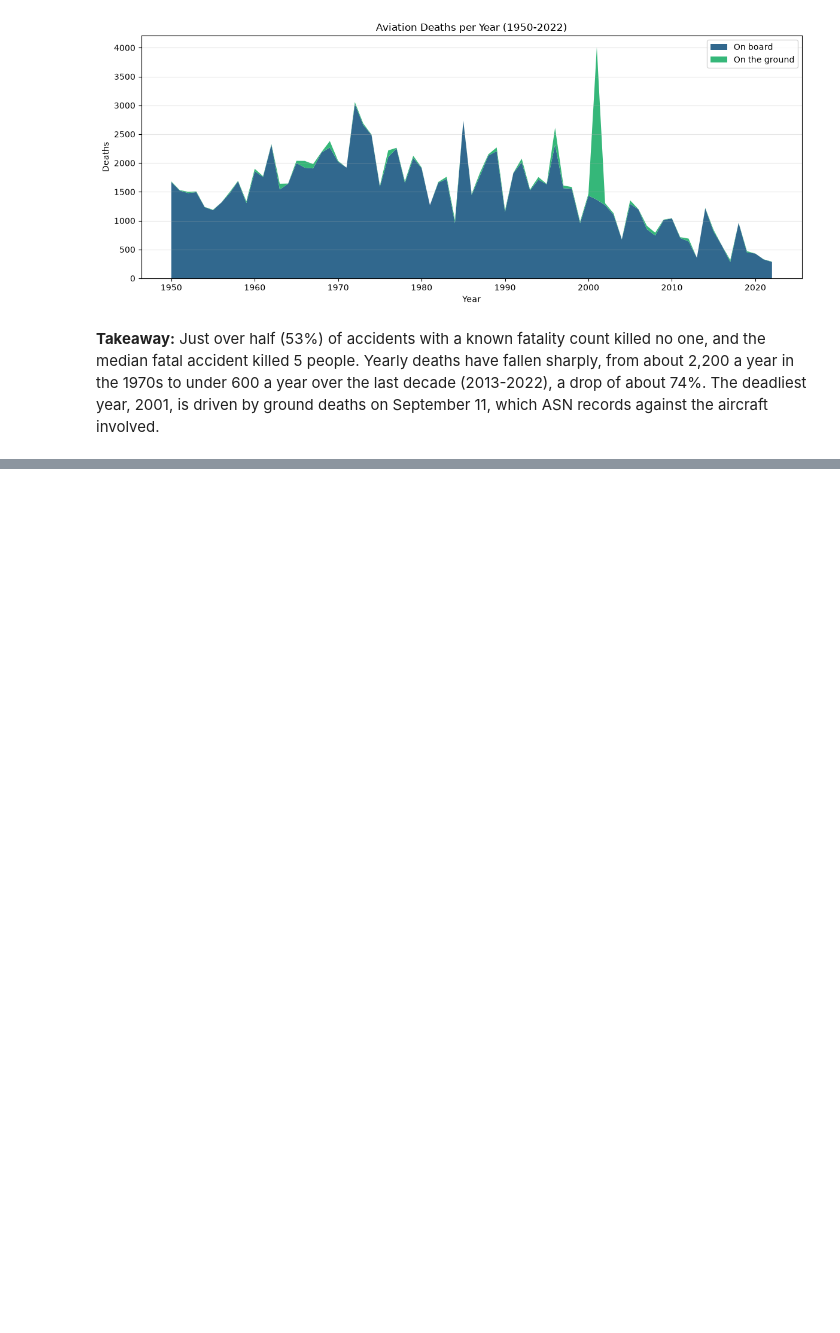
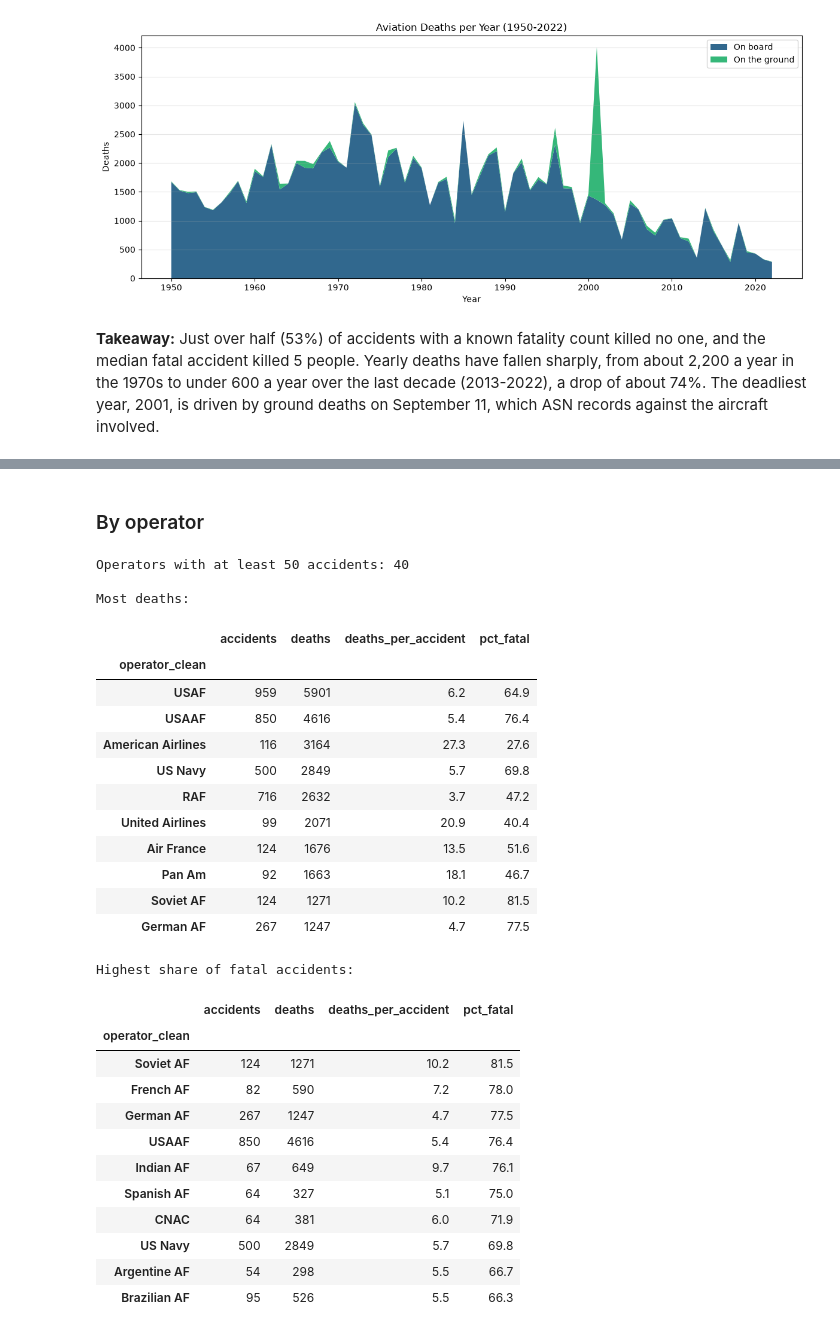
Before and after one commit to theamanali/civil-aviation-accident-analysis, a Jupyter notebook: analysis.ipynb, the cells around one changed output, grey strips where cells are left out. Saved outputs shown, nothing was run; the diff lists cells and outputs as text; code cells hidden in the pictures; blank space fills up the shorter version.

```diff
--- a/analysis.ipynb
+++ b/analysis.ipynb
@@ -434,0 +488,40 @@ Deadliest year: 2001 (4,007 deaths)
+# %% [markdown]
+### By operator
+# %%
+operator_severity = severity_table("operator_clean")
+print(f"Operators with at least 50 accidents: {len(operator_severity)}")
+
+print("\nMost deaths:")
+display(operator_severity.sort_values("deaths", ascending=False).head(10))
+
+print("Highest share of fatal accidents:")
+display(operator_severity.sort_values("pct_fatal", ascending=False).head(10))
+# %% [output]
+Operators with at least 50 accidents: 40
+
+Most deaths:
+|  | accidents | deaths | deaths_per_accident | pct_fatal |
+| operator_clean |  |  |  |  |
+| USAF | 959 | 5901 | 6.2 | 64.9 |
+| USAAF | 850 | 4616 | 5.4 | 76.4 |
+| American Airlines | 116 | 3164 | 27.3 | 27.6 |
+| US Navy | 500 | 2849 | 5.7 | 69.8 |
+| RAF | 716 | 2632 | 3.7 | 47.2 |
+| United Airlines | 99 | 2071 | 20.9 | 40.4 |
+| Air France | 124 | 1676 | 13.5 | 51.6 |
+| Pan Am | 92 | 1663 | 18.1 | 46.7 |
+| Soviet AF | 124 | 1271 | 10.2 | 81.5 |
+| German AF | 267 | 1247 | 4.7 | 77.5 |
+Highest share of fatal accidents:
+|  | accidents | deaths | deaths_per_accident | pct_fatal |
+| operator_clean |  |  |  |  |
+| Soviet AF | 124 | 1271 | 10.2 | 81.5 |
+| French AF | 82 | 590 | 7.2 | 78.0 |
+| German AF | 267 | 1247 | 4.7 | 77.5 |
+| USAAF | 850 | 4616 | 5.4 | 76.4 |
+| Indian AF | 67 | 649 | 9.7 | 76.1 |
+| Spanish AF | 64 | 327 | 5.1 | 75.0 |
+| CNAC | 64 | 381 | 6.0 | 71.9 |
+| US Navy | 500 | 2849 | 5.7 | 69.8 |
+| Argentine AF | 54 | 298 | 5.5 | 66.7 |
+| Brazilian AF | 95 | 526 | 5.5 | 66.3 |
```
Also changed, not shown: parts of 8 cells of this notebook, 2 other files.
